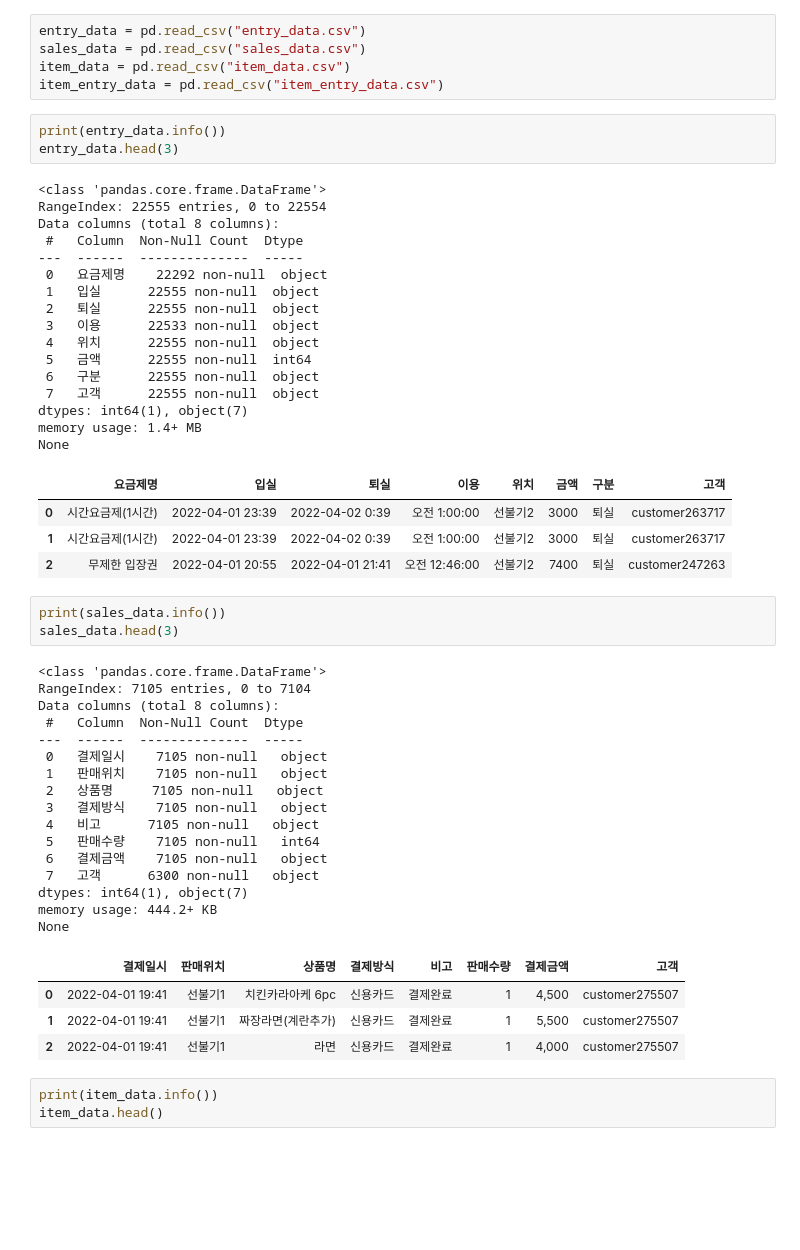
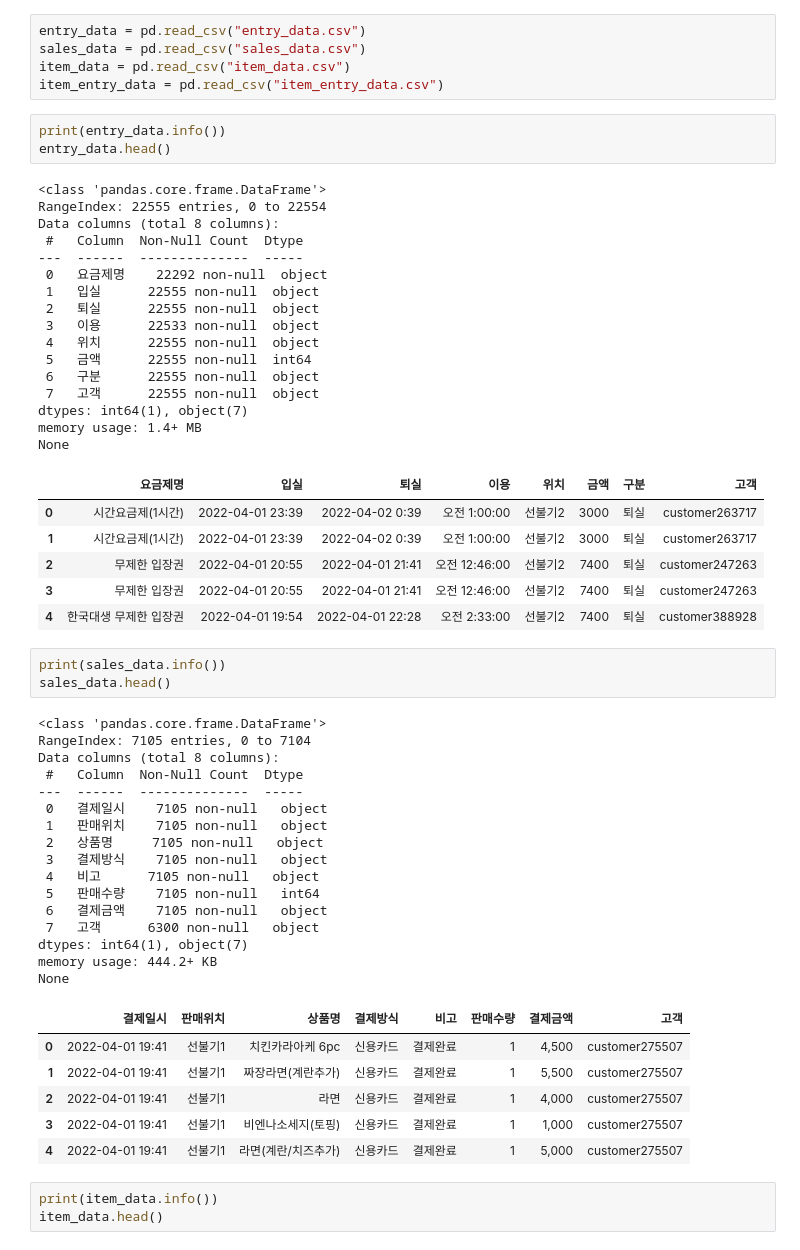
Before and after one commit to leejaesang6098/aiffel_study, a Jupyter notebook: 0915_node/0915_project.ipynb, the cells around one changed output. Drawn from its saved outputs; the diff is of its cells as text; blank space fills up the shorter version.

```diff
--- a/0915_node/0915_project.ipynb
+++ b/0915_node/0915_project.ipynb
@@ -21,31 +21,33 @@ item_data = pd.read_csv("item_data.csv")
 item_entry_data = pd.read_csv("item_entry_data.csv")
 # %%
 print(entry_data.info())
-entry_data.head(3)
+entry_data.head()
 # %% [output]
 <class 'pandas.core.frame.DataFrame'>
 RangeIndex: 22555 entries, 0 to 22554
 Data columns (total 8 columns):
  #   Column  Non-Null Count  Dtype
 ---  ------  --------------  -----
  0   요금제명    22292 non-null  object
  1   입실      22555 non-null  object
  2   퇴실      22555 non-null  object
  3   이용      22533 non-null  object
  4   위치      22555 non-null  object
  5   금액      22555 non-null  int64
  6   구분      22555 non-null  object
  7   고객      22555 non-null  object
 dtypes: int64(1), object(7)
 memory usage: 1.4+ MB
 None
 |  | 요금제명 | 입실 | 퇴실 | 이용 | 위치 | 금액 | 구분 | 고객 |
 | 0 | 시간요금제(1시간) | 2022-04-01 23:39 | 2022-04-02 0:39 | 오전 1:00:00 | 선불기2 | 3000 | 퇴실 | customer263717 |
 | 1 | 시간요금제(1시간) | 2022-04-01 23:39 | 2022-04-02 0:39 | 오전 1:00:00 | 선불기2 | 3000 | 퇴실 | customer263717 |
 | 2 | 무제한 입장권 | 2022-04-01 20:55 | 2022-04-01 21:41 | 오전 12:46:00 | 선불기2 | 7400 | 퇴실 | customer247263 |
+| 3 | 무제한 입장권 | 2022-04-01 20:55 | 2022-04-01 21:41 | 오전 12:46:00 | 선불기2 | 7400 | 퇴실 | customer247263 |
+| 4 | 한국대생 무제한 입장권 | 2022-04-01 19:54 | 2022-04-01 22:28 | 오전 2:33:00 | 선불기2 | 7400 | 퇴실 | customer388928 |
 # %%
 print(sales_data.info())
-sales_data.head(3)
+sales_data.head()
 # %% [output]
 <class 'pandas.core.frame.DataFrame'>
 RangeIndex: 7105 entries, 0 to 7104
@@ -67,6 +69,8 @@ None
 | 0 | 2022-04-01 19:41 | 선불기1 | 치킨카라아케 6pc | 신용카드 | 결제완료 | 1 | 4,500 | customer275507 |
 | 1 | 2022-04-01 19:41 | 선불기1 | 짜장라면(계란추가) | 신용카드 | 결제완료 | 1 | 5,500 | customer275507 |
 | 2 | 2022-04-01 19:41 | 선불기1 | 라면 | 신용카드 | 결제완료 | 1 | 4,000 | customer275507 |
+| 3 | 2022-04-01 19:41 | 선불기1 | 비엔나소세지(토핑) | 신용카드 | 결제완료 | 1 | 1,000 | customer275507 |
+| 4 | 2022-04-01 19:41 | 선불기1 | 라면(계란/치즈추가) | 신용카드 | 결제완료 | 1 | 5,000 | customer275507 |
 # %%
 print(item_data.info())
 item_data.head()
```
Also changed, not shown: parts of 23 cells of this notebook.
